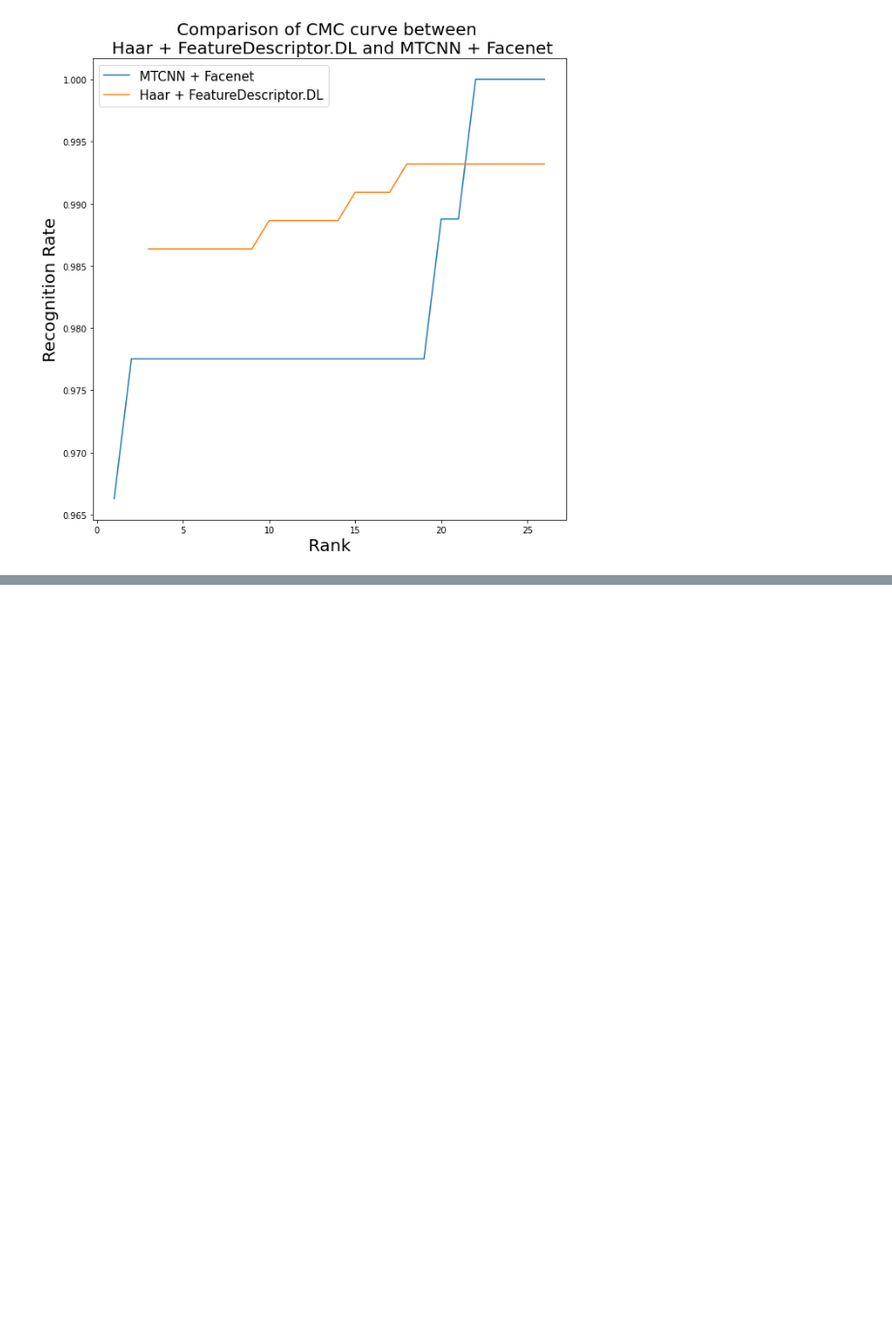
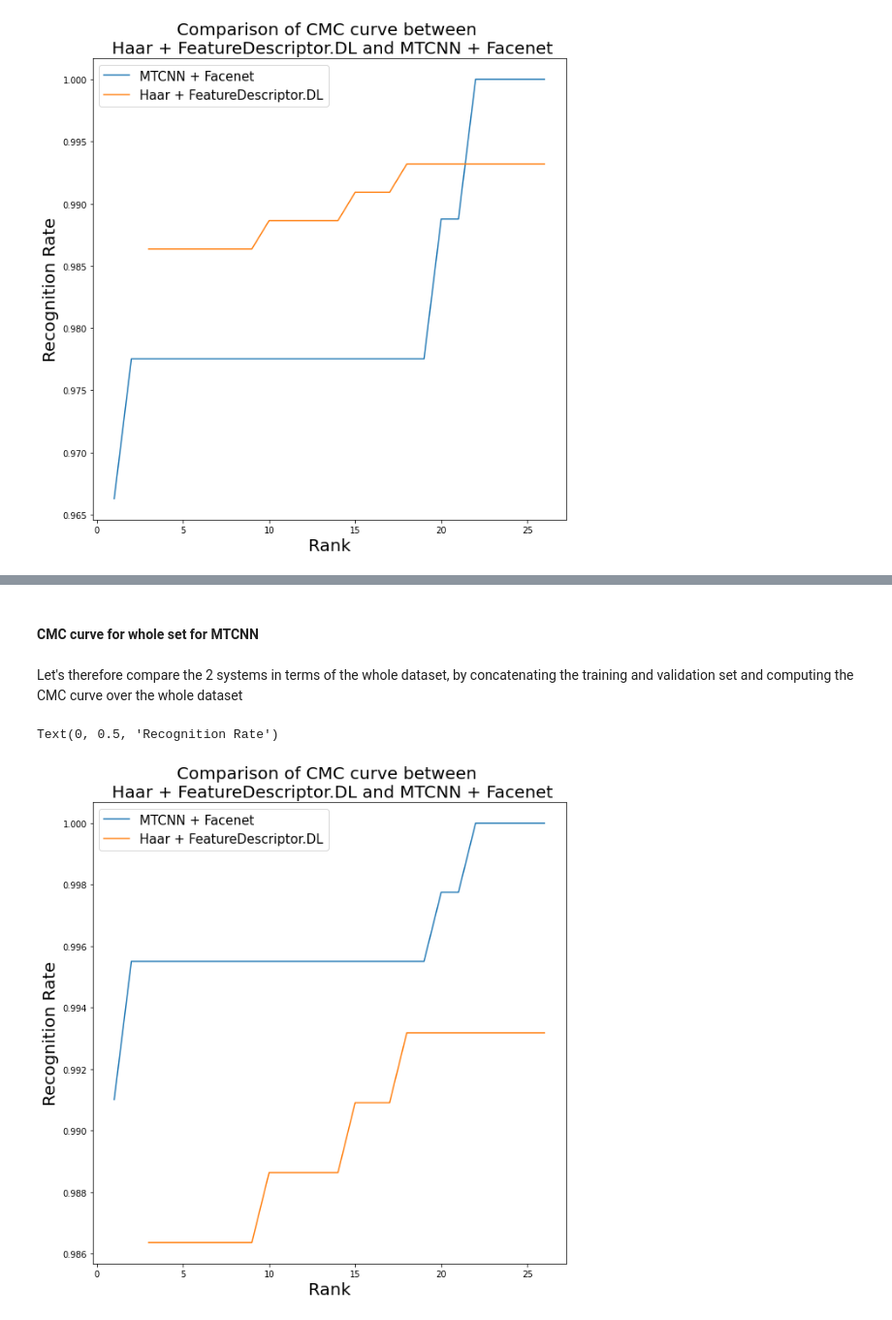
Before and after one commit to denizsoysal/biometrics, a Jupyter notebook: assignments/assignment3/Assignment3/assignment_3_2022.ipynb, the cells around one changed output, grey strips where cells are left out. Shown at 97% size. Cells and saved outputs as stored; diff of their text form; code cells hidden in the pictures; blank space fills up the shorter version.

```diff
--- a/assignments/assignment3/Assignment3/assignment_3_2022.ipynb
+++ b/assignments/assignment3/Assignment3/assignment_3_2022.ipynb
@@ -2138,7 +2138,7 @@ print(recognition_rate)
 26    1.000000
 dtype: float64
 # %%
-reco_rate_DL = reco_rate_DL[1:26]
+reco_rate_DL_cropped = reco_rate_DL[1:26]
 # %%
 fig, axis = plt.subplots(1,1,figsize=(10,10))
 axis.plot(np.arange(1, 27), recognition_rate,label='MTCNN + Facenet')
@@ -2153,0 +2160,59 @@ Text(0, 0.5, 'Recognition Rate')
+# %% [markdown]
+#### CMC curve for whole set for MTCNN
+# %% [markdown]
+Let's therefore compare the 2 systems in terms of the whole dataset, by concatenating the training and validation set and computing the CMC curve over the whole dataset
+# %%
+x = np.concatenate((trainX, valX), axis=0)
+# %%
+y = np.concatenate((trainy, valy), axis=0)
+# %%
+#In the variable "pred", we have saved the prediction of the models for all the classes for each input label
+prediction = model_SVC.predict_proba(x)
+predictions = pd.DataFrame(prediction)
+maxValueIndex = predictions.idxmax(axis = 1)
+
+
+#dataframe of recognized or not : if recognized, value = 1. Else, value = 0
+#the columnn is for the rank : from 0 to 1
+#the row is for the particular subject_id
+#so, for example, if at row 1 and rank 1, the value is 1, it means that it has been recognized
+recognized_df = pd.DataFrame()
+
+#first for loop to get through all row
+#second for loop to test for rank from 1 to 100
+for i in range(0,predictions.shape[0]):
+    #we sort the row "i", from higher score to lower
+    predictions_sorted = predictions.iloc[i].to_frame().sort_values(
+    by=list(predictions.iloc[i].to_frame().columns),axis=0,ascending=False).transpose()
+    #we save the actual label
+    #note that prediction=0 correspond to person_001
+    subject_id = y[i]
+    #this list if for the "j" id with highest similarities
+    highest_similarities_id  = []
+    for j in range(1,27):
+        #for each "j", we append the highest similarity id
+        #this list will then accumulates as "j" grows
+        highest_similarities_id.append(predictions_sorted.columns[j-1])
+        #if the subject id is in the list, we set the value of the corresponding dataframe cell to 1
+        if subject_id in highest_similarities_id:
+            recognized_df.at[i,j] =  1
+        else:
+            recognized_df.at[i,j] =  0
+
+#we can now sum over all rows (subject_id)
+#by dividing by matrix_length, we should get the recognition rate
+recognition_rate = recognized_df.sum(axis=0)/predictions.shape[0]
+
+fig, axis = plt.subplots(1,1,figsize=(10,10))
+axis.plot(np.arange(1, 27), recognition_rate,label='MTCNN + Facenet')
+axis.plot(reco_rate_DL, label='Haar + FeatureDescriptor.DL')
+# axis.title.set_text("Comparison of CMC curve between \n Haar + FeatureDescriptor.DL and MTCNN + Facenet")
+axis.set_title("Comparison of CMC curve between \n Haar + FeatureDescriptor.DL and MTCNN + Facenet", fontdict={'fontsize':20})
+axis.legend(fontsize=15)
+axis.set_xlabel('Rank',fontsize=20)
+axis.set_ylabel('Recognition Rate',fontsize=20)
+plt.savefig('report_images/CMC_haar_MTCNN.png')
+plt.show
+# %% [output]
+Text(0, 0.5, 'Recognition Rate')
+[figure, added]
```
Also changed, not shown: parts of 2 cells of this notebook.
